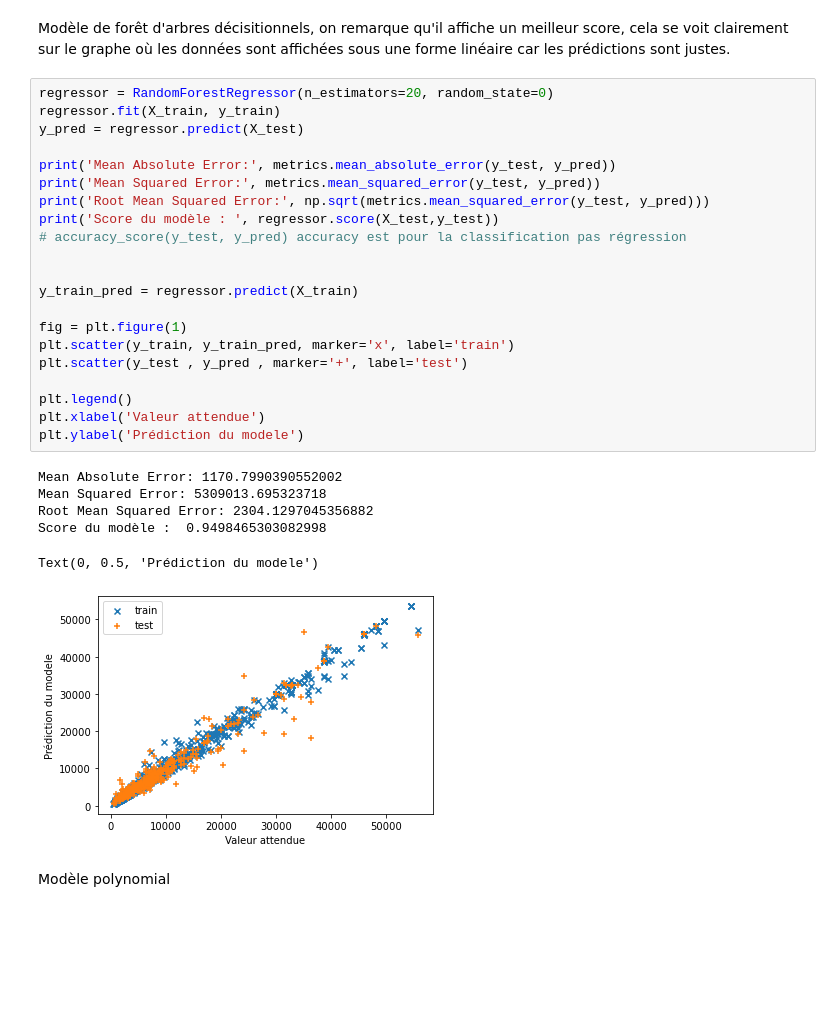
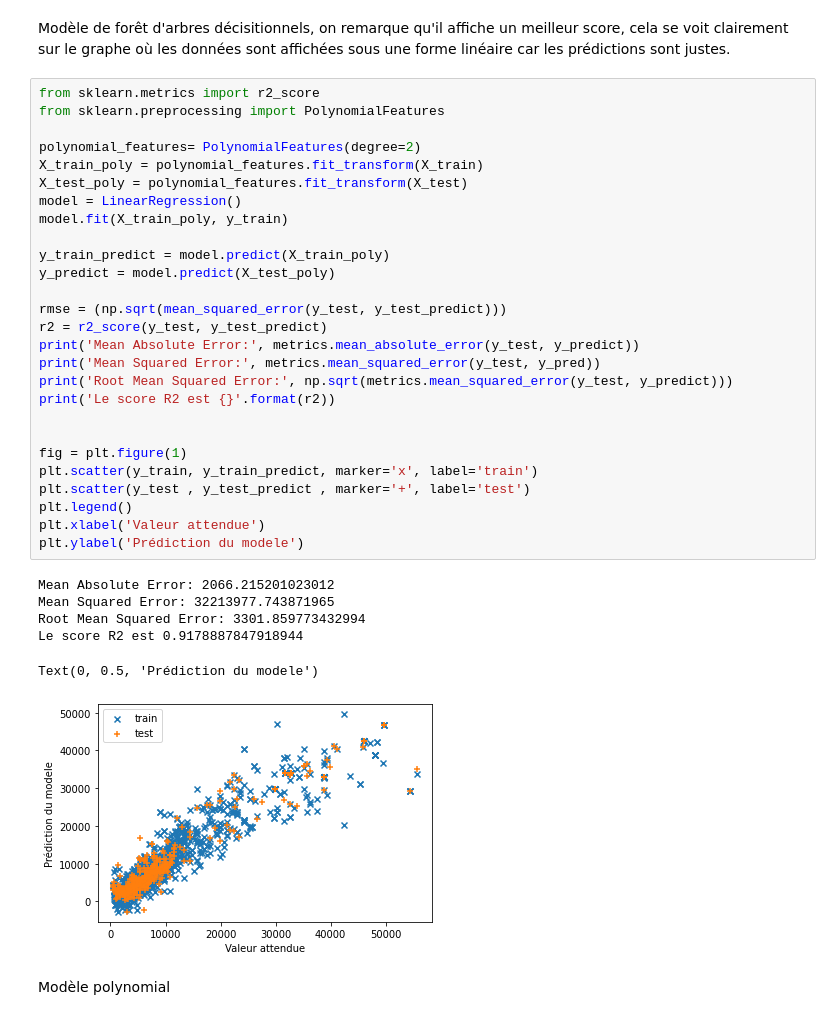
Before and after one commit to jagereren/Car-price-prediction-Machine-learning, a Jupyter notebook: projet_ias.ipynb, the cells around one changed output. Cells and saved outputs as stored; diff of their text form; blank space fills up the shorter version.

Commit message:
polynomial regression

```diff
--- a/projet_ias.ipynb
+++ b/projet_ias.ipynb
@@ -416,32 +398,38 @@ Text(0, 0.5, 'Prédiction du modele')
 # %% [markdown]
 Modèle de forêt d'arbres décisitionnels, on remarque qu'il affiche un meilleur score, cela se voit clairement sur le graphe où les données sont affichées sous une forme linéaire car les prédictions sont justes.
 # %%
-regressor = RandomForestRegressor(n_estimators=20, random_state=0)
-regressor.fit(X_train, y_train)
-y_pred = regressor.predict(X_test)
+from sklearn.metrics import r2_score
+from sklearn.preprocessing import PolynomialFeatures
 
-print('Mean Absolute Error:', metrics.mean_absolute_error(y_test, y_pred))
+polynomial_features= PolynomialFeatures(degree=2)
+X_train_poly = polynomial_features.fit_transform(X_train)
+X_test_poly = polynomial_features.fit_transform(X_test)
+model = LinearRegression()
+model.fit(X_train_poly, y_train)
+
+y_train_predict = model.predict(X_train_poly)
+y_predict = model.predict(X_test_poly)
+
+rmse = (np.sqrt(mean_squared_error(y_test, y_test_predict)))
+r2 = r2_score(y_test, y_test_predict)
+print('Mean Absolute Error:', metrics.mean_absolute_error(y_test, y_predict))
 print('Mean Squared Error:', metrics.mean_squared_error(y_test, y_pred))
-print('Root Mean Squared Error:', np.sqrt(metrics.mean_squared_error(y_test, y_pred)))
-print('Score du modèle : ', regressor.score(X_test,y_test))
-# accuracy_score(y_test, y_pred) accuracy est pour la classification pas régression
+print('Root Mean Squared Error:', np.sqrt(metrics.mean_squared_error(y_test, y_predict)))
+print('Le score R2 est {}'.format(r2))
 
 
-y_train_pred = regressor.predict(X_train)
-
 fig = plt.figure(1)
-plt.scatter(y_train, y_train_pred, marker='x', label='train')
-plt.scatter(y_test , y_pred , marker='+', label='test')
-
+plt.scatter(y_train, y_train_predict, marker='x', label='train')
+plt.scatter(y_test , y_test_predict , marker='+', label='test')
 plt.legend()
 plt.xlabel('Valeur attendue')
 plt.ylabel('Prédiction du modele')
 # %% [output]
-Mean Absolute Error: 1170.7990390552002
-Mean Squared Error: 5309013.695323718
-Root Mean Squared Error: 2304.1297045356882
-Score du modèle :  0.9498465303082998
+Mean Absolute Error: 2066.215201023012
+Mean Squared Error: 32213977.743871965
+Root Mean Squared Error: 3301.859773432994
+Le score R2 est 0.9178887847918944
 Text(0, 0.5, 'Prédiction du modele')
-[figure, old version]
+[figure, new version]
 # %% [markdown]
 Modèle polynomial
```
Also changed, not shown: parts of 12 cells of this notebook, 1 other file.
